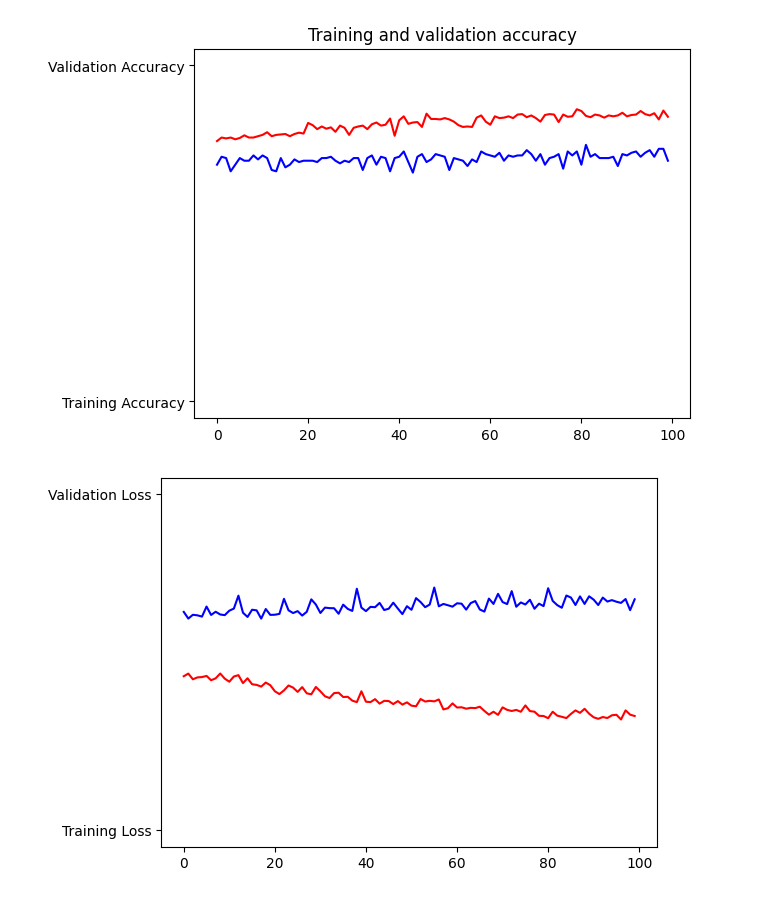
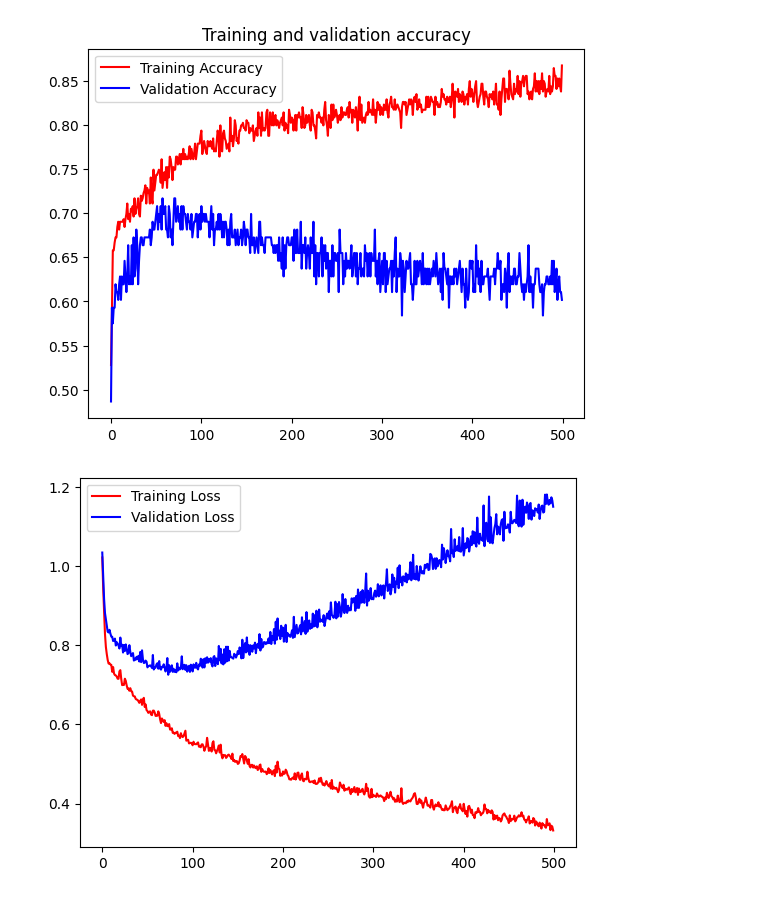
Before and after one commit to sekhrianchal6/Maternal-health-risk-prediction, a Jupyter notebook: DNN - without duplicates.ipynb, the cells around one changed output. Cells and saved outputs as stored; diff of their text form; code cells hidden in the pictures.

Commit message:
Add legend to plot

```diff
--- a/DNN - without duplicates.ipynb
+++ b/DNN - without duplicates.ipynb
@@ -8,15 +8,12 @@ import matplotlib.pyplot as plt
 df = pd.read_csv("Maternal Health Risk Data Set.csv")
 df['RiskLevel'].replace({"high risk": "2", "mid risk": "1", "low risk" : "0"}, inplace=True)
 df['RiskLevel'] = df['RiskLevel'].astype(float)
-#df with duplicates
-dfwd = df.copy()
-#df of only duplicates
-dfd = df.loc[df.duplicated(),:]
+
 # df without duplicates
-dfwnd = df.drop_duplicates()
+df1 = df.drop_duplicates()
 from sklearn.model_selection import train_test_split
-X_values = df.drop('RiskLevel', axis=1)
-y_values = df['RiskLevel']
+X_values = df1.drop('RiskLevel', axis=1)
+y_values = df1['RiskLevel']
 
 # Normalizing the dataset
 from sklearn.preprocessing import MinMaxScaler
@@ -76,24 +73,26 @@ Epoch 315/500
 # %%
 # Retrieve a list of list results on training and test data
 # sets for each training epoch
 acc=history.history['accuracy']
 val_acc=history.history['val_accuracy']
 loss=history.history['loss']
 val_loss=history.history['val_loss']
 
 epochs=range(len(acc)) # Get number of epochs
 
 # Plot training and validation accuracy per epoch
-plt.plot(epochs, acc, 'r', "Training Accuracy")
-plt.plot(epochs, val_acc, 'b', "Validation Accuracy")
+plt.plot(epochs, acc, 'r', label ="Training Accuracy")
+plt.plot(epochs, val_acc, 'b', label="Validation Accuracy")
 plt.title('Training and validation accuracy')
+plt.legend()
 plt.show()
 print("")
 
 # Plot training and validation loss per epoch
-plt.plot(epochs, loss, 'r', "Training Loss")
-plt.plot(epochs, val_loss, 'b', "Validation Loss")
+plt.plot(epochs, loss, 'r', label = "Training Loss")
+plt.plot(epochs, val_loss, 'b', label = "Validation Loss")
+plt.legend()
 plt.show()
 # %% [output]
-[figure, old version]
+[figure, new version]
-[figure, old version]
+[figure, new version]
```
Also changed, not shown: parts of 4 cells of this notebook, 1 other file.
